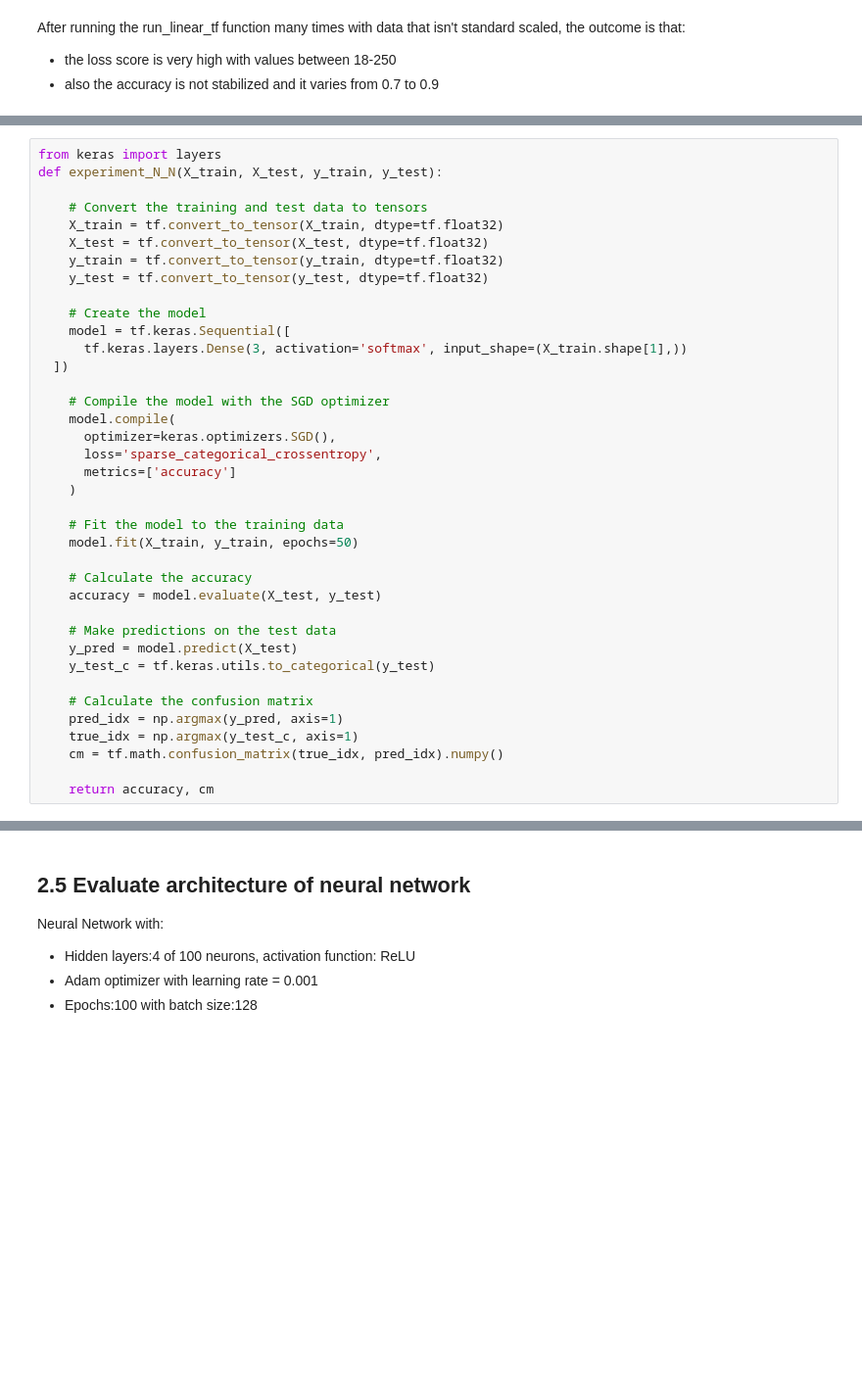
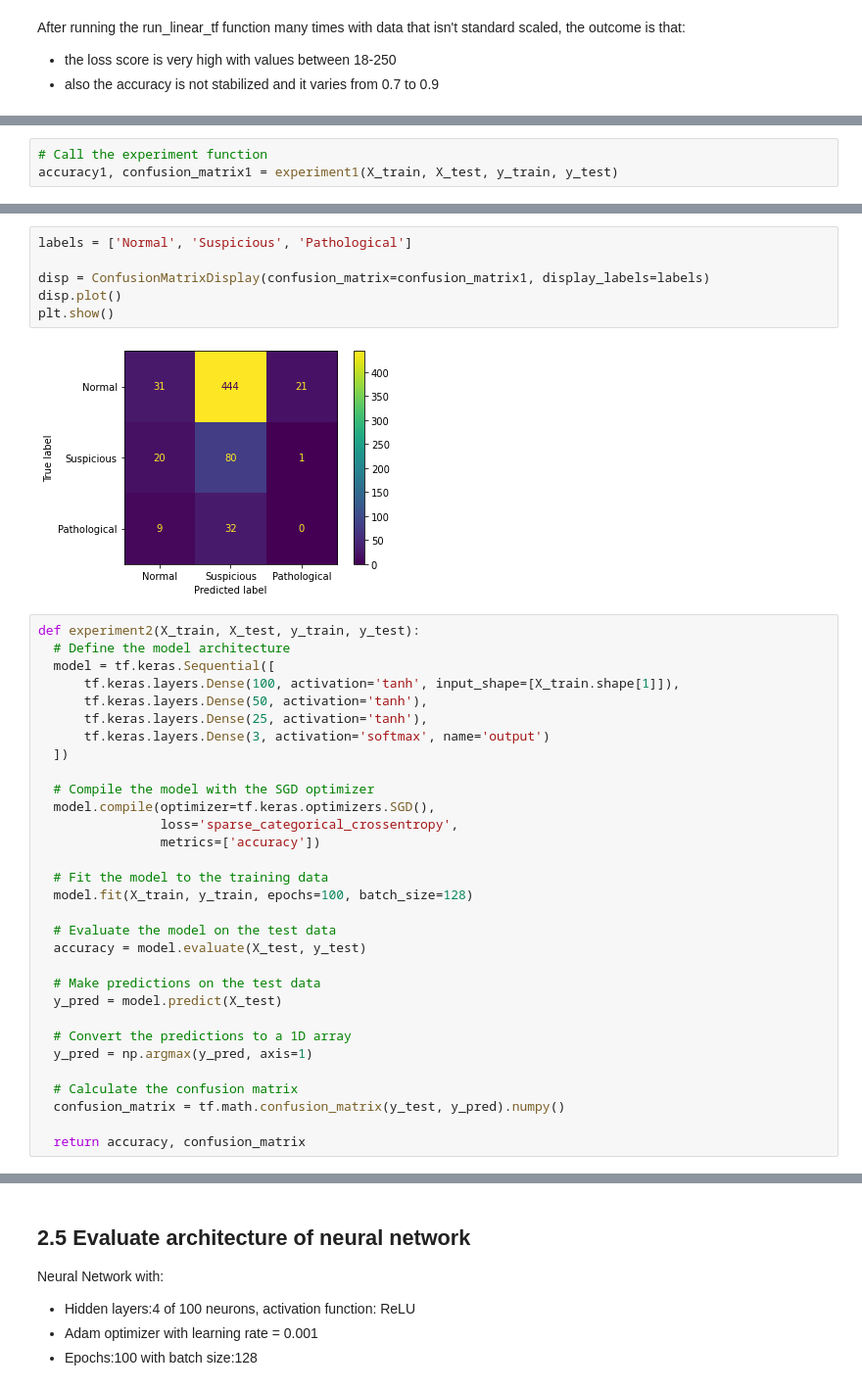
Before and after one commit to Niroth36/fetal_health_Classification, a Jupyter notebook: it21395first.ipynb, the cells around one changed output, grey strips where cells are left out. Shown at 98% size. Cells and saved outputs as stored; diff of their text form; blank space fills up the shorter version.

Commit message:
experiments with neural networks

```diff
--- a/it21395first.ipynb
+++ b/it21395first.ipynb
@@ -486,0 +547,3 @@ plt.show()
+# %%
+# Call the experiment function
+accuracy1, confusion_matrix1 = experiment1(X_train, X_test, y_train, y_test)
@@ -487,38 +575,39 @@ plt.show()
+# %%
+labels = ['Normal', 'Suspicious', 'Pathological']
+
+disp = ConfusionMatrixDisplay(confusion_matrix=confusion_matrix1, display_labels=labels)
+disp.plot()
+plt.show()
+# %% [output]
+[figure, added]
 # %%
-from keras import layers
-def experiment_N_N(X_train, X_test, y_train, y_test):
-
-    # Convert the training and test data to tensors
-    X_train = tf.convert_to_tensor(X_train, dtype=tf.float32)
-    X_test = tf.convert_to_tensor(X_test, dtype=tf.float32)
-    y_train = tf.convert_to_tensor(y_train, dtype=tf.float32)
-    y_test = tf.convert_to_tensor(y_test, dtype=tf.float32)
-
-    # Create the model
-    model = tf.keras.Sequential([
-      tf.keras.layers.Dense(3, activation='softmax', input_shape=(X_train.shape[1],))
+def experiment2(X_train, X_test, y_train, y_test):
+  # Define the model architecture
+  model = tf.keras.Sequential([
+      tf.keras.layers.Dense(100, activation='tanh', input_shape=[X_train.shape[1]]),
+      tf.keras.layers.Dense(50, activation='tanh'),
+      tf.keras.layers.Dense(25, activation='tanh'),
+      tf.keras.layers.Dense(3, activation='softmax', name='output')
   ])
 
-    # Compile the model with the SGD optimizer
-    model.compile(
-      optimizer=keras.optimizers.SGD(),
-      loss='sparse_categorical_crossentropy',
-      metrics=['accuracy']
-    )
+  # Compile the model with the SGD optimizer
+  model.compile(optimizer=tf.keras.optimizers.SGD(),
+                loss='sparse_categorical_crossentropy',
+                metrics=['accuracy'])
 
-    # Fit the model to the training data
-    model.fit(X_train, y_train, epochs=50)
+  # Fit the model to the training data
+  model.fit(X_train, y_train, epochs=100, batch_size=128)
 
-    # Calculate the accuracy
-    accuracy = model.evaluate(X_test, y_test)
+  # Evaluate the model on the test data
+  accuracy = model.evaluate(X_test, y_test)
 
-    # Make predictions on the test data
-    y_pred = model.predict(X_test)
-    y_test_c = tf.keras.utils.to_categorical(y_test)
+  # Make predictions on the test data
+  y_pred = model.predict(X_test)
 
-    # Calculate the confusion matrix
-    pred_idx = np.argmax(y_pred, axis=1)
-    true_idx = np.argmax(y_test_c, axis=1)
-    cm = tf.math.confusion_matrix(true_idx, pred_idx).numpy()
+  # Convert the predictions to a 1D array
+  y_pred = np.argmax(y_pred, axis=1)
 
-    return accuracy, cm
+  # Calculate the confusion matrix
+  confusion_matrix = tf.math.confusion_matrix(y_test, y_pred).numpy()
+
+  return accuracy, confusion_matrix
```
Also changed, not shown: parts of 19 cells of this notebook.
